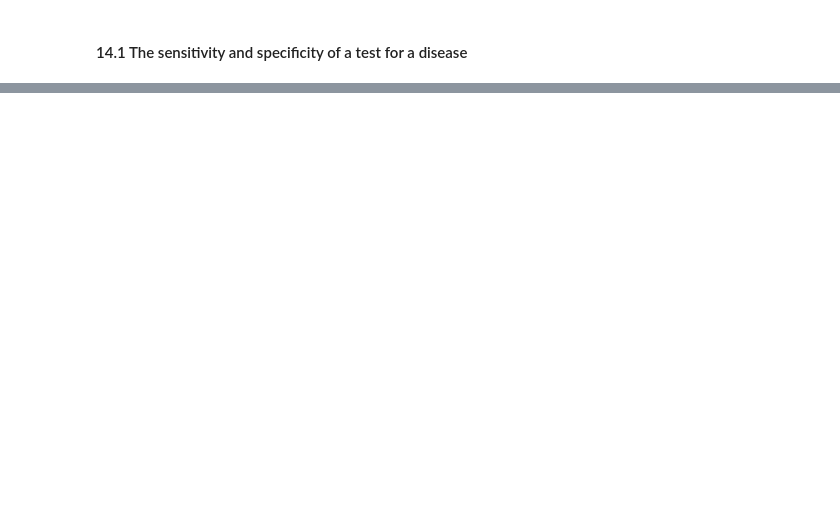
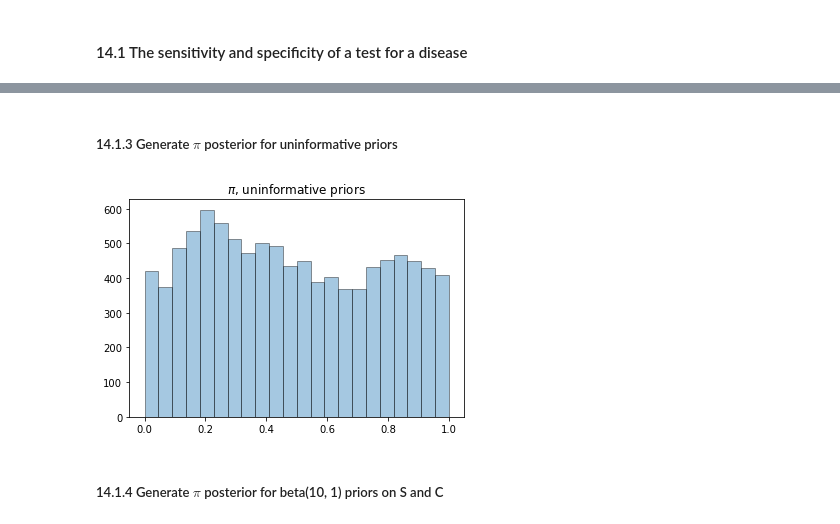
Before and after one commit to sendivogius/plAIground, a Jupyter notebook: bayes/14.1 Gibbs sampling.ipynb, the cells around one changed output, grey strips where cells are left out. Saved outputs shown, nothing was run; the diff lists cells and outputs as text; code cells hidden in the pictures; blank space fills up the shorter version.

```diff
--- a/bayes/14.1 Gibbs sampling.ipynb
+++ b/bayes/14.1 Gibbs sampling.ipynb
@@ -85,0 +12,37 @@ sns.distplot(chains[3], kde=False, hist_kws={"edgecolor": "k"})
+# %%
+def get_next_samples(a, b, a_pi, b_pi, a_S, b_S, a_C, b_C, pi, S, C):
+    Y1_prob = (pi*S)/ (pi*S + (1-pi)*(1-C))
+    Y1 = stats.binom.rvs(a, Y1_prob, 0, 1)
+    Y2_prob = (pi*(1-S))/ (pi*(1-S) + (1-pi)*C)
+    Y2 = stats.binom.rvs(b, Y2_prob, size=1)
+    pi_calc = stats.beta.rvs(Y1+Y2+a_pi, a+b-Y1-Y2+b_pi, size=1)
+    S_calc = stats.beta.rvs(Y1+a_S, Y2+b_S, size=1)
+    C_calc = stats.beta.rvs(b-Y2+a_C, a-Y1+b_C, size=1)
+
+    return pi_calc[0], S_calc[0], C_calc[0]
+# %%
+def sampler(a, b, a_pi, b_pi, a_S, b_S, a_C, b_C, iters=10000):
+    pis = [np.random.uniform(0, 1, 1)[0]]
+    Ss = [np.random.uniform(0, 1, 1)[0]]
+    Cs = [np.random.uniform(0, 1, 1)[0]]
+
+    for i in range(iters):
+        pi, S, C = get_next_samples(a, b, a_pi, b_pi, a_S, b_S, a_C, b_C, pis[-1], Ss[-1], Cs[-1])
+        pis.append(pi)
+        Ss.append(S)
+        Cs.append(C)
+
+    return pis, Ss, Cs
+# %% [markdown]
+##### 14.1.3 Generate $\pi$ posterior for uninformative priors
+# %%
+a = 20
+b = 80
+# %%
+pi, S, C = sampler(a, b, 1, 1, 1, 1, 1, 1)
+# %%
+plot_hist(pi, '$\pi$, uninformative priors')
+# %% [output]
+[figure, added]
+# %% [markdown]
+##### 14.1.4 Generate $\pi$ posterior for beta(10, 1) priors on S and C
```
Also changed, not shown: parts of 34 cells of this notebook.
